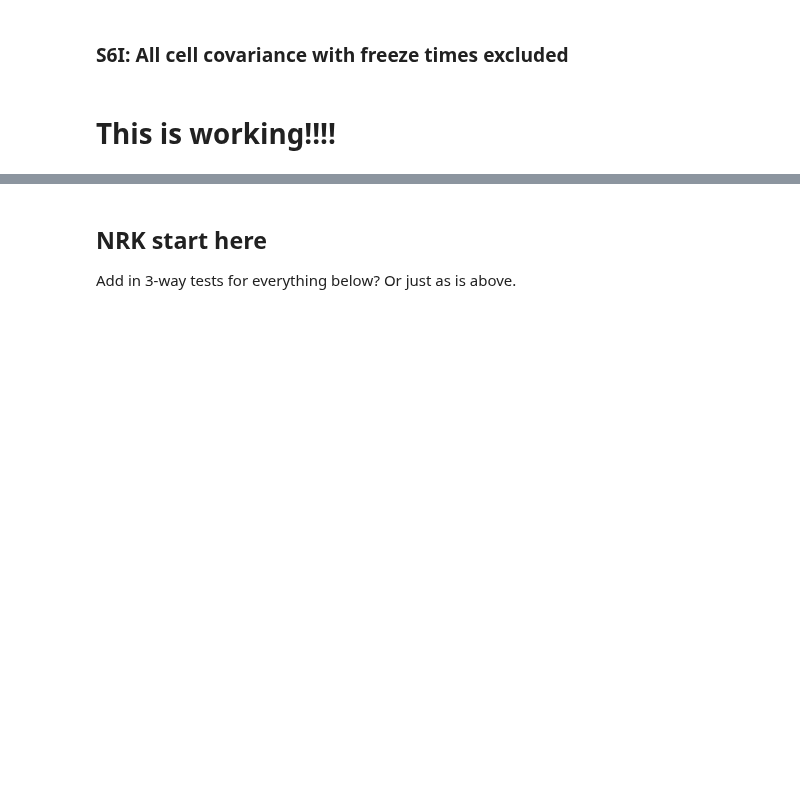
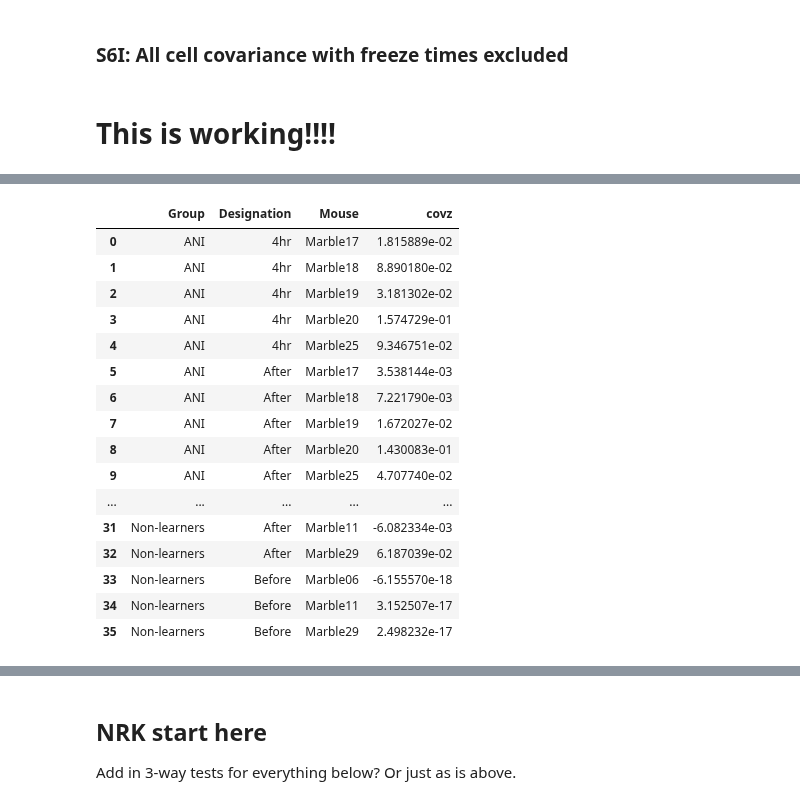
Before and after one commit to nkinsky/Eraser, a Jupyter notebook: Notebooks/Figure3.ipynb, the cells around one changed output, grey strips where cells are left out. Saved outputs shown, nothing was run; the diff lists cells and outputs as text; code cells hidden in the pictures; blank space fills up the shorter version.

```diff
--- a/Notebooks/Figure3.ipynb
+++ b/Notebooks/Figure3.ipynb
@@ -877,0 +878,7 @@ cmap_use = plt.get_cmap('Set2').colors[0:3]  # Use consistent colormap
+# %%
+file_name = "cov_sigz_all_df_all"
+df_use = load_df(file_name, save_dir=group_data_dir)
+df_boot = load_df(file_name.replace("all", "boot"), save_dir=group_data_dir)
+# %%
+df_use = add_memory_designations(df_use, designation_key="Epoch")
+df_use
@@ -877,0 +899,21 @@ cmap_use = plt.get_cmap('Set2').colors[0:3]  # Use consistent colormap
+# %%
+df_mean = df_use.drop(columns="d1_d2").groupby(["Group", "Designation", "Mouse"]).mean(numeric_only=True).reset_index()
+df_mean
+# %% [output]
+|  | Group | Designation | Mouse | covz |
+| 0 | ANI | 4hr | Marble17 | 1.815889e-02 |
+| 1 | ANI | 4hr | Marble18 | 8.890180e-02 |
+| 2 | ANI | 4hr | Marble19 | 3.181302e-02 |
+| 3 | ANI | 4hr | Marble20 | 1.574729e-01 |
+| 4 | ANI | 4hr | Marble25 | 9.346751e-02 |
+| 5 | ANI | After | Marble17 | 3.538144e-03 |
+| 6 | ANI | After | Marble18 | 7.221790e-03 |
+| 7 | ANI | After | Marble19 | 1.672027e-02 |
+| 8 | ANI | After | Marble20 | 1.430083e-01 |
+| 9 | ANI | After | Marble25 | 4.707740e-02 |
+| ... | ... | ... | ... | ... |
+| 31 | Non-learners | After | Marble11 | -6.082334e-03 |
+| 32 | Non-learners | After | Marble29 | 6.187039e-02 |
+| 33 | Non-learners | Before | Marble06 | -6.155570e-18 |
+| 34 | Non-learners | Before | Marble11 | 3.152507e-17 |
+| 35 | Non-learners | Before | Marble29 | 2.498232e-17 |
```
Also changed, not shown: parts of 14 cells of this notebook.
